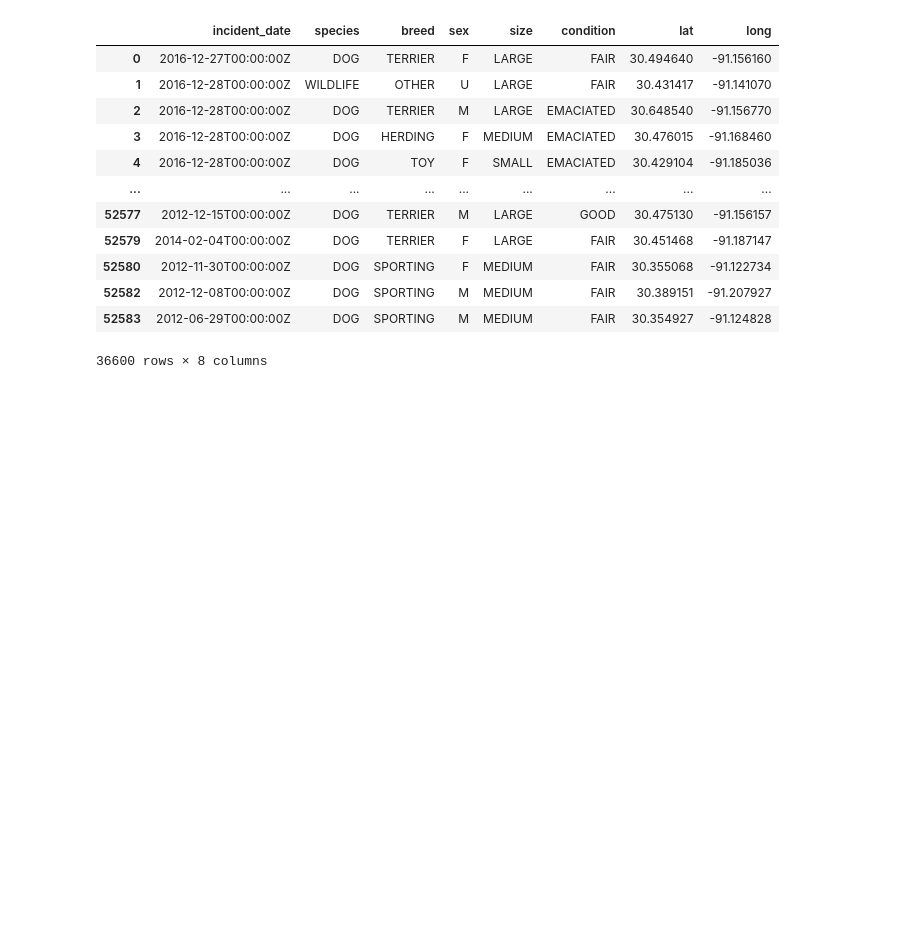
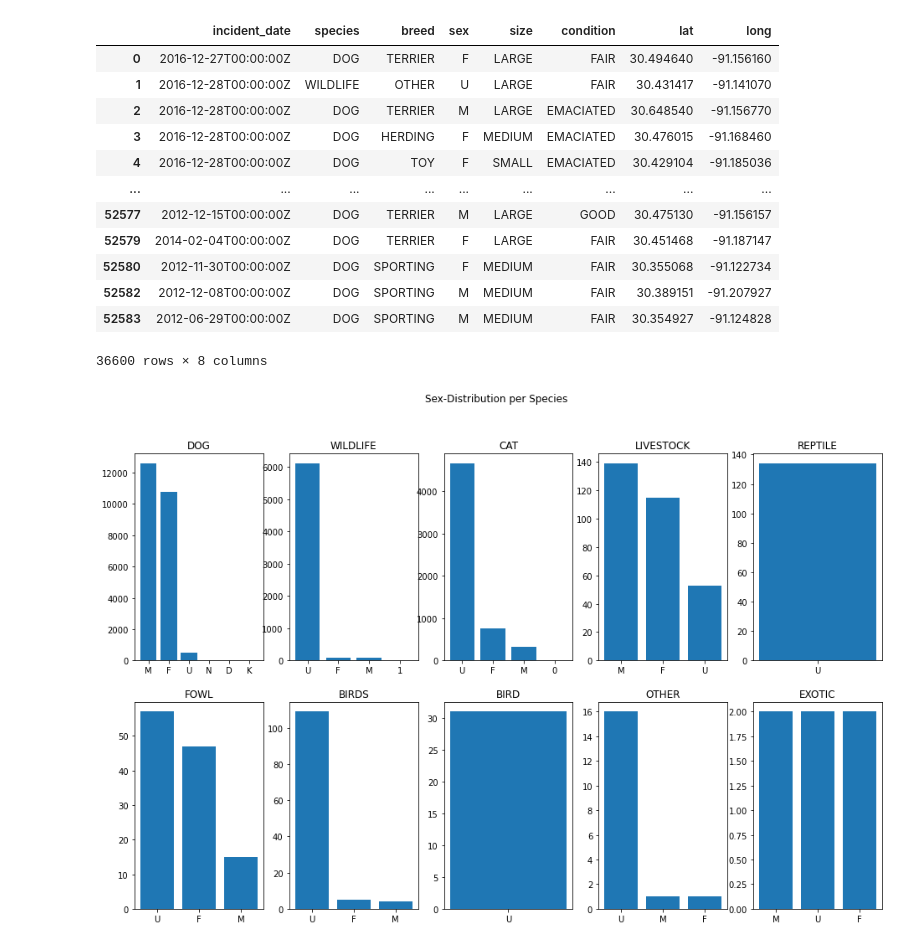
Before and after one commit to PaulaEsteban2000/CSE151A_UrbanAnimals, a Jupyter notebook: notebook.ipynb, the cells around one changed output. Cells and saved outputs as stored; diff of their text form; code cells hidden in the pictures; blank space fills up the shorter version.

Commit message:
added additional subplots

```diff
--- a/notebook.ipynb
+++ b/notebook.ipynb
@@ -232,3 +232,15 @@ categories
 | 52582 | 2012-12-08T00:00:00Z | DOG | SPORTING | M | MEDIUM | FAIR | 30.389151 | -91.207927 |
 | 52583 | 2012-06-29T00:00:00Z | DOG | SPORTING | M | MEDIUM | FAIR | 30.354927 | -91.124828 |
 36600 rows × 8 columns
+# %%
+fig, axs = plt.subplots(2, 5, figsize=(16, 10), sharey=False)
+
+for i in range(len(df['species'].value_counts())):
+    spec = df['species'].value_counts().index.to_list()[i]
+    axs[math.floor(i/5)][i%5].bar(x=df[df['species'] == spec]['sex'].value_counts().index, height=df[df['species'] == spec]['sex'].value_counts())
+    axs[math.floor(i/5)][i%5].set_title((df['species'].value_counts().index.to_list())[i])
+
+fig.suptitle('Sex-Distribution per Species')
+plt.show()
+# %% [output]
+[figure, added]
```
Also changed, not shown: parts of 7 cells of this notebook.
